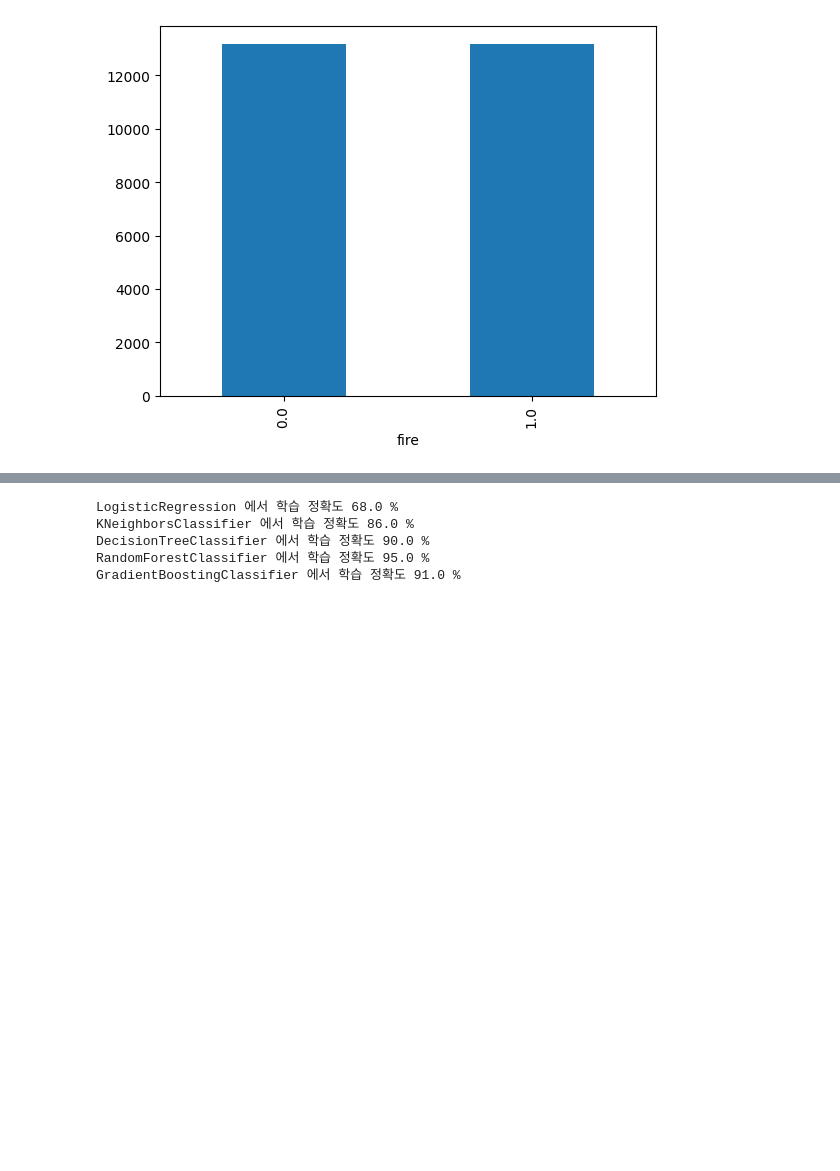
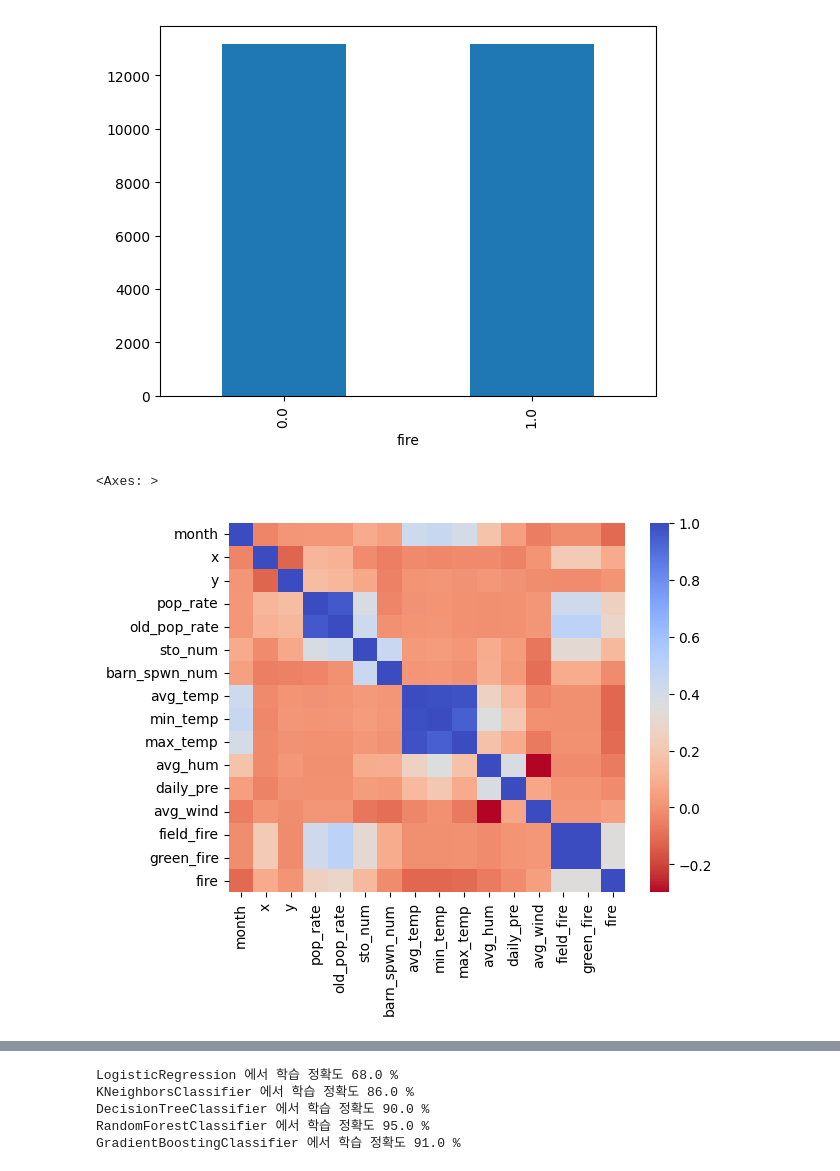
Before and after one commit to sihan827/Fire-Prediction, a Jupyter notebook: training.ipynb, the cells around one changed output, grey strips where cells are left out. Saved outputs shown, nothing was run; the diff lists cells and outputs as text; code cells hidden in the pictures; blank space fills up the shorter version.

```diff
--- a/training.ipynb
+++ b/training.ipynb
@@ -258,3 +252,12 @@ over_y_train.value_counts().plot.bar()
 # %% [output]
 <Axes: xlabel='fire'>
 [figure]
+# %%
+# 변수별 상관관계 분석
+corr_df = over_X_train.copy()
+corr_df['fire'] = over_y_train
+corr_over = corr_df.corr()
+sns.heatmap(corr_over, cmap='coolwarm_r')
+# %% [output]
+<Axes: >
+[figure, added]
```
Also changed, not shown: parts of 4 cells of this notebook.
